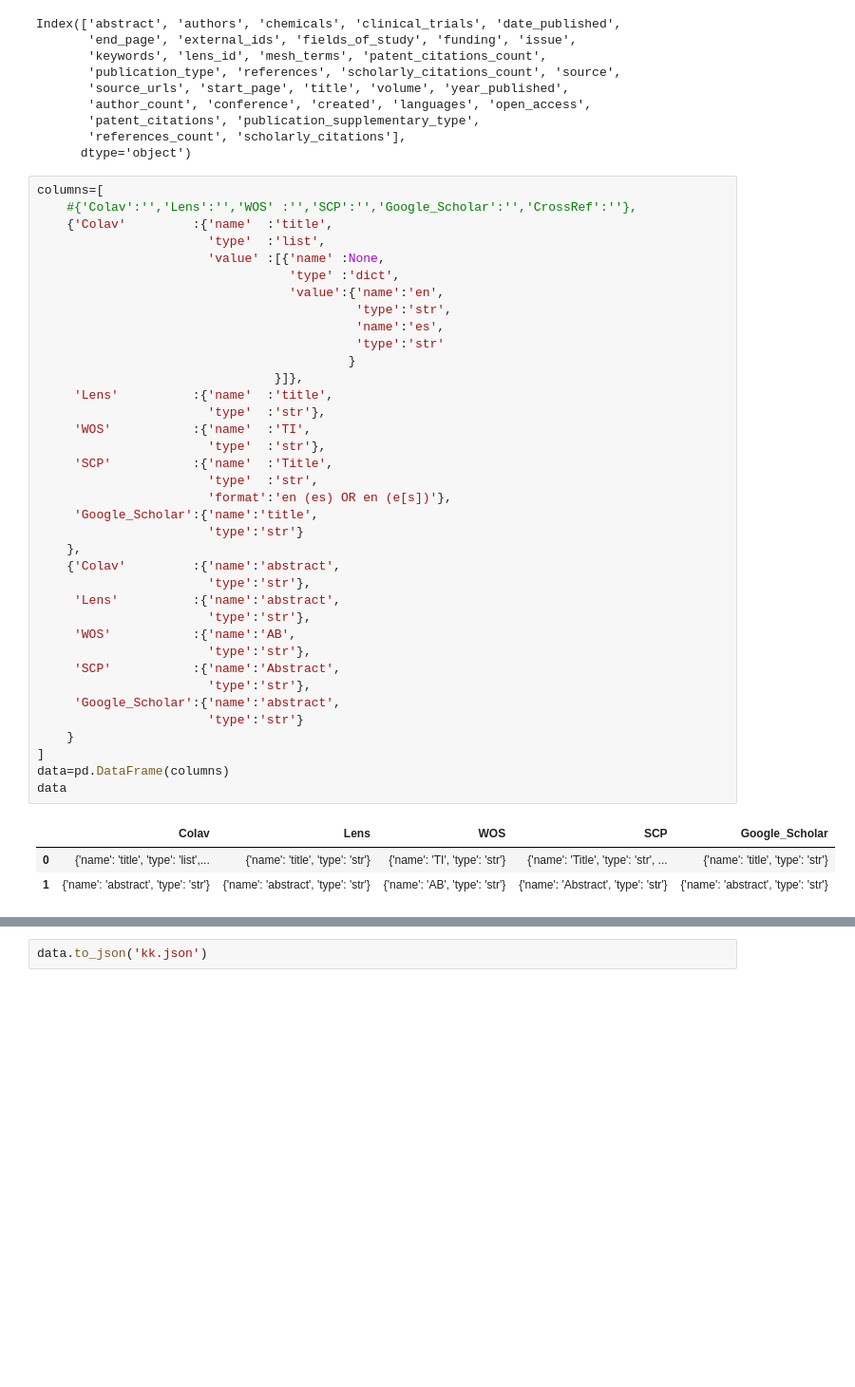
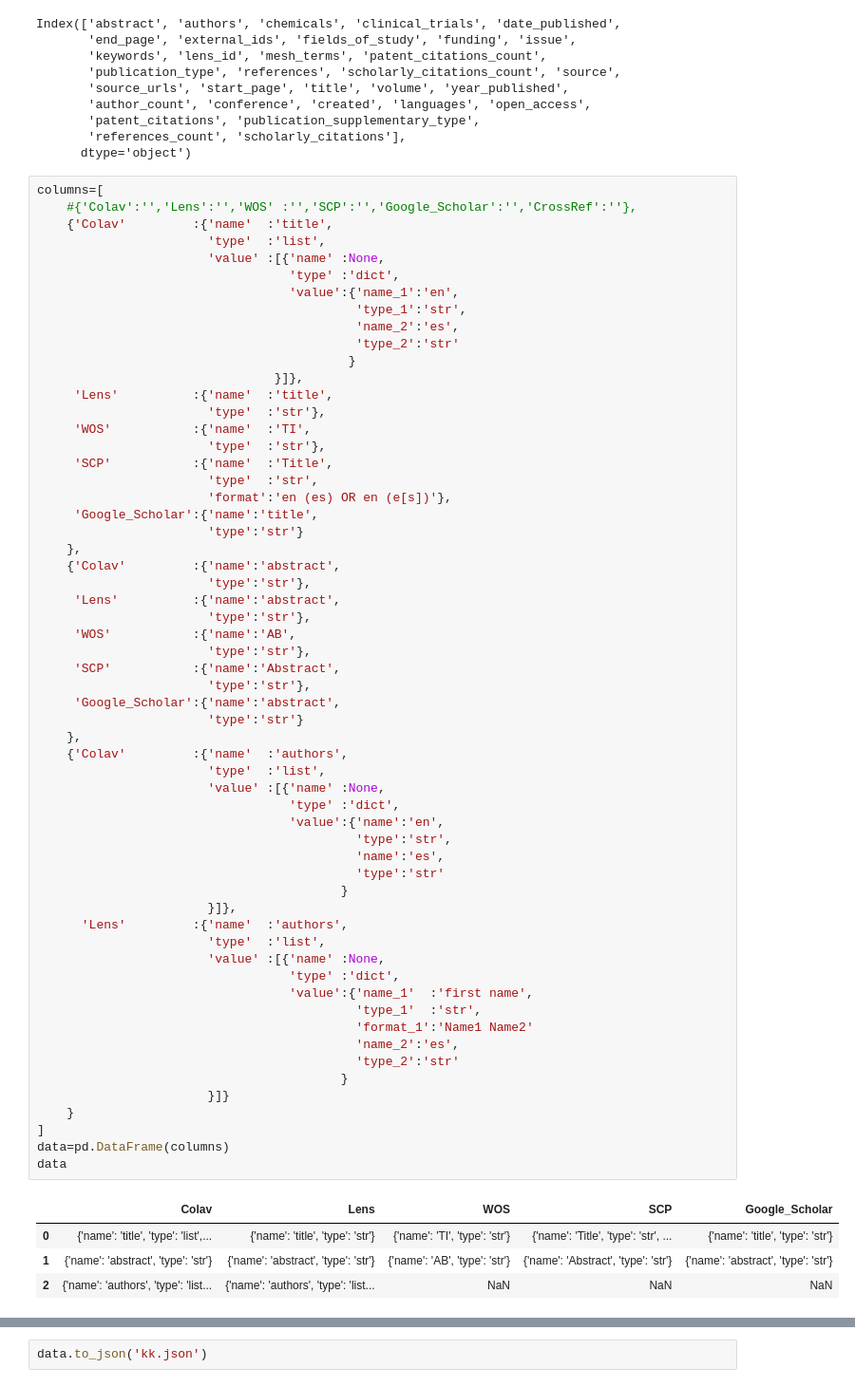
Before and after one commit to restrepo/rest-api-doc, a Jupyter notebook: code/lens.ipynb, the cells around one changed output, grey strips where cells are left out. Shown at 95% size. Cells and saved outputs as stored; diff of their text form; blank space fills up the shorter version.

```diff
--- a/code/lens.ipynb
+++ b/code/lens.ipynb
@@ -144,37 +144,60 @@ columns=[
                        'type'  :'list',
                        'value' :[{'name' :None,
                                   'type' :'dict',
-                                  'value':{'name':'en',
-                                           'type':'str',
-                                           'name':'es',
-                                           'type':'str'
+                                  'value':{'name_1':'en',
+                                           'type_1':'str',
+                                           'name_2':'es',
+                                           'type_2':'str'
                                           }
                                 }]},
      'Lens'          :{'name'  :'title',
                        'type'  :'str'},
      'WOS'           :{'name'  :'TI',
                        'type'  :'str'},
      'SCP'           :{'name'  :'Title',
                        'type'  :'str',
                        'format':'en (es) OR en (e[s])'},
      'Google_Scholar':{'name':'title',
                        'type':'str'}
     },
     {'Colav'         :{'name':'abstract',
                        'type':'str'},
      'Lens'          :{'name':'abstract',
                        'type':'str'},
      'WOS'           :{'name':'AB',
                        'type':'str'},
      'SCP'           :{'name':'Abstract',
                        'type':'str'},
      'Google_Scholar':{'name':'abstract',
                        'type':'str'}
+    },
+    {'Colav'         :{'name'  :'authors',
+                       'type'  :'list',
+                       'value' :[{'name' :None,
+                                  'type' :'dict',
+                                  'value':{'name':'en',
+                                           'type':'str',
+                                           'name':'es',
+                                           'type':'str'
+                                         }
+                       }]},
+      'Lens'         :{'name'  :'authors',
+                       'type'  :'list',
+                       'value' :[{'name' :None,
+                                  'type' :'dict',
+                                  'value':{'name_1'  :'first name',
+                                           'type_1'  :'str',
+                                           'format_1':'Name1 Name2'
+                                           'name_2':'es',
+                                           'type_2':'str'
+                                         }
+                       }]}
     }
 ]
 data=pd.DataFrame(columns)
 data
 # %% [output]
 |  | Colav | Lens | WOS | SCP | Google_Scholar |
 | 0 | {'name': 'title', 'type': 'list',... | {'name': 'title', 'type': 'str'} | {'name': 'TI', 'type': 'str'} | {'name': 'Title', 'type': 'str', ... | {'name': 'title', 'type': 'str'} |
 | 1 | {'name': 'abstract', 'type': 'str'} | {'name': 'abstract', 'type': 'str'} | {'name': 'AB', 'type': 'str'} | {'name': 'Abstract', 'type': 'str'} | {'name': 'abstract', 'type': 'str'} |
+| 2 | {'name': 'authors', 'type': 'list... | {'name': 'authors', 'type': 'list... | NaN | NaN | NaN |
```
Also changed, not shown: parts of 3 cells of this notebook.
